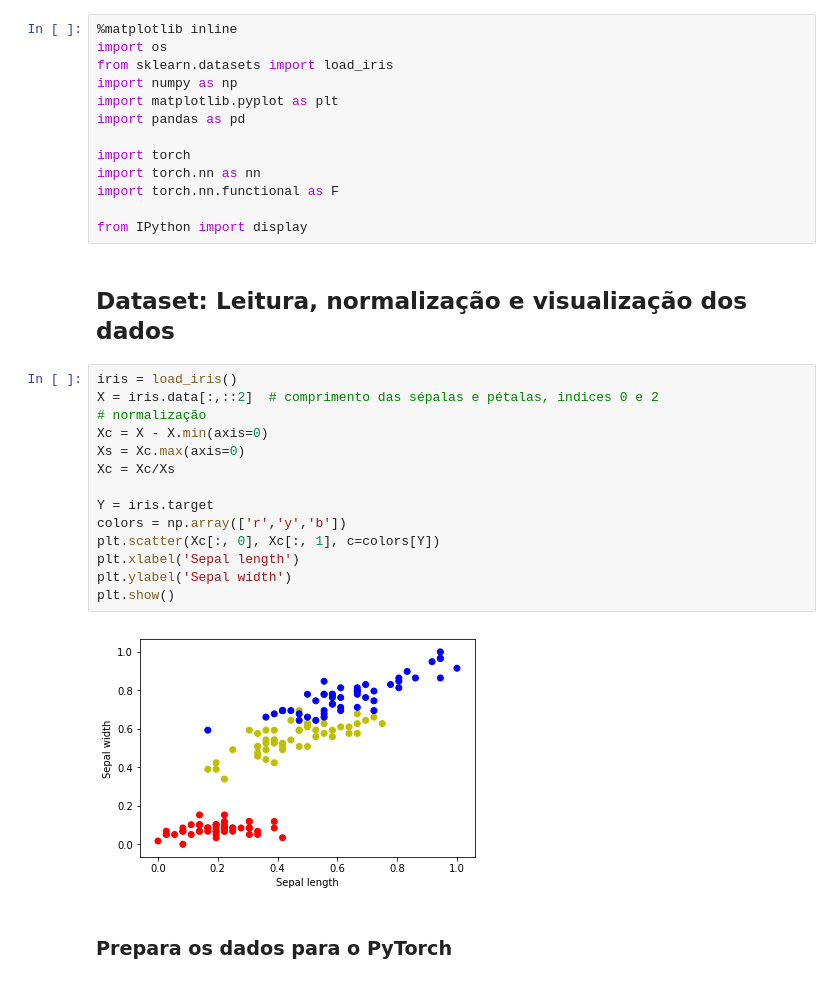
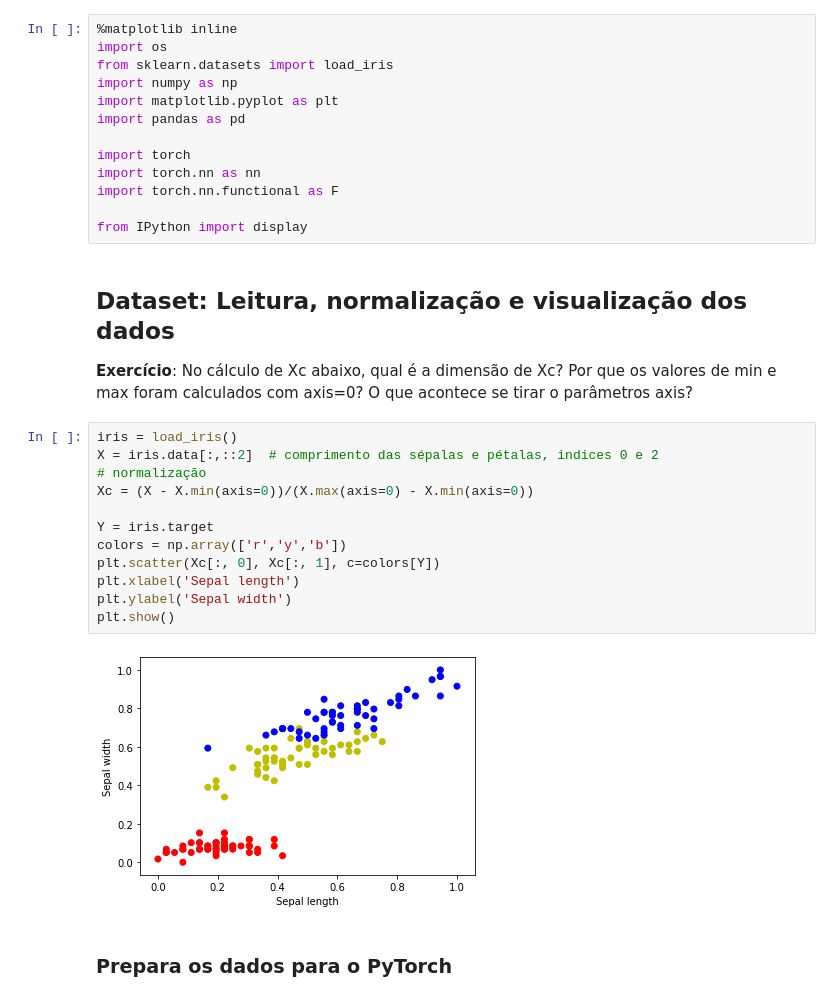
Before and after one commit to robertoalotufo/rnap, a Jupyter notebook: PyTorch/LogisticRegressionIris.ipynb, the cells around one changed output. Cells and saved outputs as stored; diff of their text form.

```diff
--- a/PyTorch/LogisticRegressionIris.ipynb
+++ b/PyTorch/LogisticRegressionIris.ipynb
@@ -44,24 +62,23 @@ import torch.nn as nn
 import torch.nn.functional as F
 
 from IPython import display
-# %% [markdown]
-## Dataset: Leitura, normalização e visualização dos dados
+# %% [markdown]
+## Dataset: Leitura, normalização e visualização dos dados
+**Exercício**: No cálculo de Xc abaixo, qual é a dimensão de Xc? Por que os valores de min e max foram calculados com axis=0? O que acontece se tirar o parâmetros axis?
 # %%
 iris = load_iris()
 X = iris.data[:,::2]  # comprimento das sépalas e pétalas, indices 0 e 2
 # normalização
-Xc = X - X.min(axis=0)
-Xs = Xc.max(axis=0)
-Xc = Xc/Xs
+Xc = (X - X.min(axis=0))/(X.max(axis=0) - X.min(axis=0))
 
 Y = iris.target
 colors = np.array(['r','y','b'])
 plt.scatter(Xc[:, 0], Xc[:, 1], c=colors[Y])
 plt.xlabel('Sepal length')
 plt.ylabel('Sepal width')
 plt.show()
 # %% [output]
-[figure, old version]
+[figure, new version]
 # %% [markdown]
 ### Prepara os dados para o PyTorch
 # %%
```
Also changed, not shown: parts of 10 cells of this notebook.
